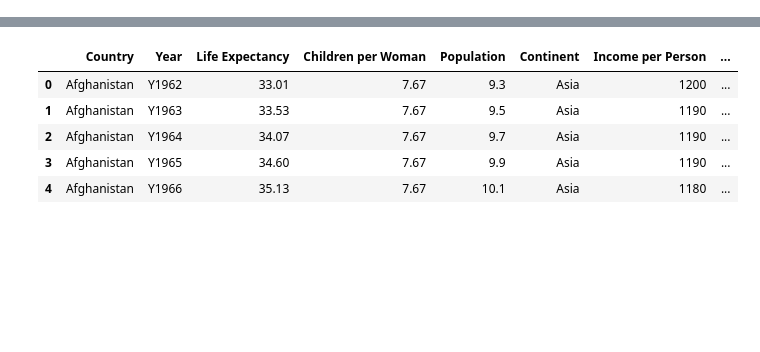
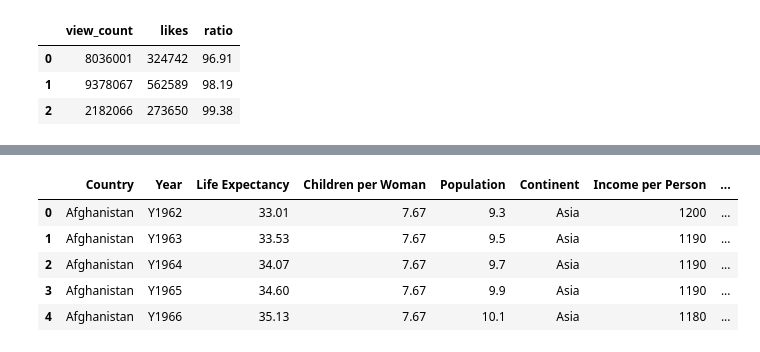
Before and after one commit to ckh7488/CV, a Jupyter notebook: data visualization/clone_coding.ipynb, the cells around one changed output, grey strips where cells are left out. Drawn from its saved outputs; the diff is of its cells as text; code cells hidden in the pictures; blank space fills up the shorter version.

```diff
--- a/data visualization/clone_coding.ipynb
+++ b/data visualization/clone_coding.ipynb
@@ -53,6 +151,11 @@ plt.legend()
 # %%
 data = pd.read_csv('2019-05-31-data.csv')
-data.head()
+data.head(3)
+# %% [output]
+|  | view_count | likes | ratio |
+| 0 | 8036001 | 324742 | 96.91 |
+| 1 | 9378067 | 562589 | 98.19 |
+| 2 | 2182066 | 273650 | 99.38 |
 # %%
 view_count = data['view_count']
 likes = data['likes']
```
Also changed, not shown: parts of 10 cells of this notebook.
